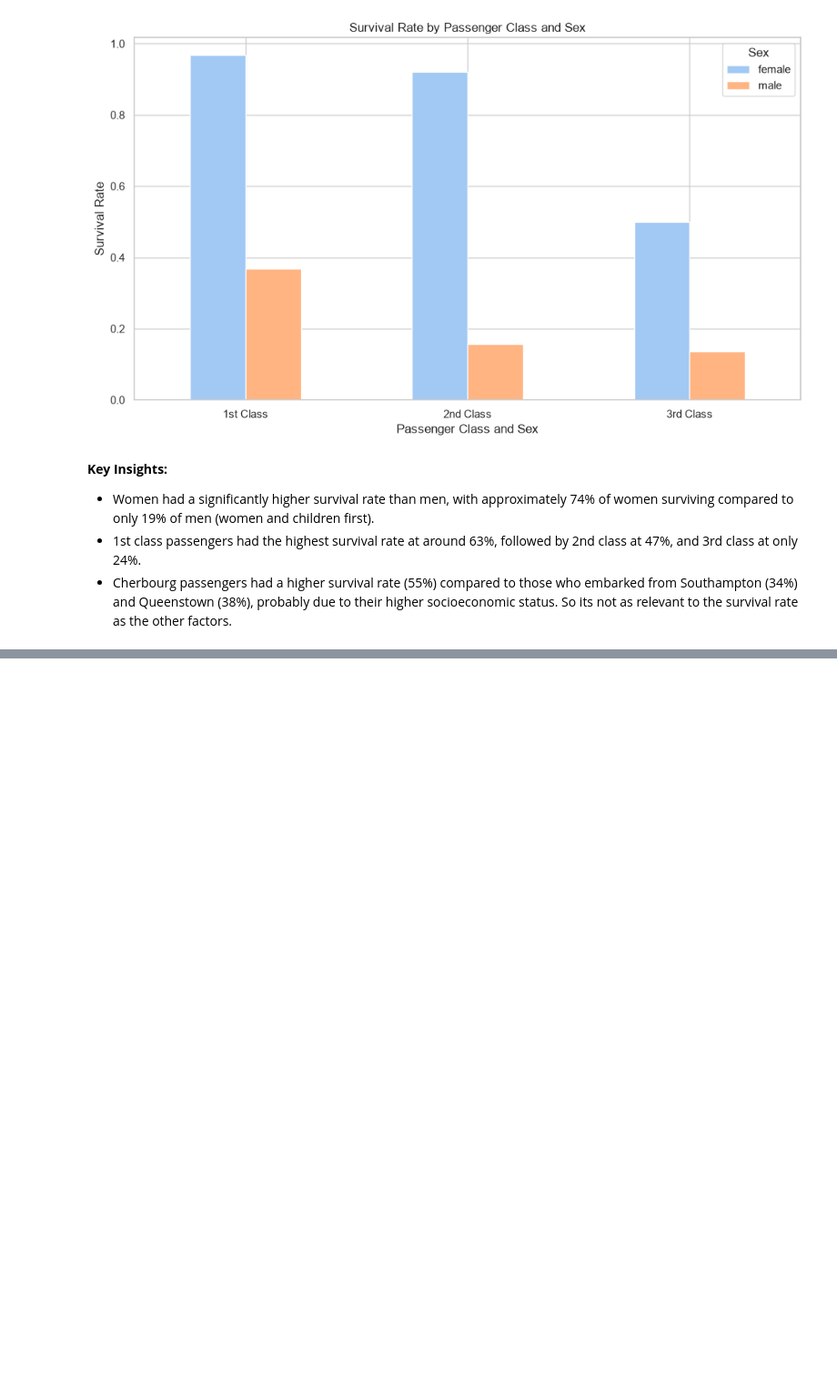
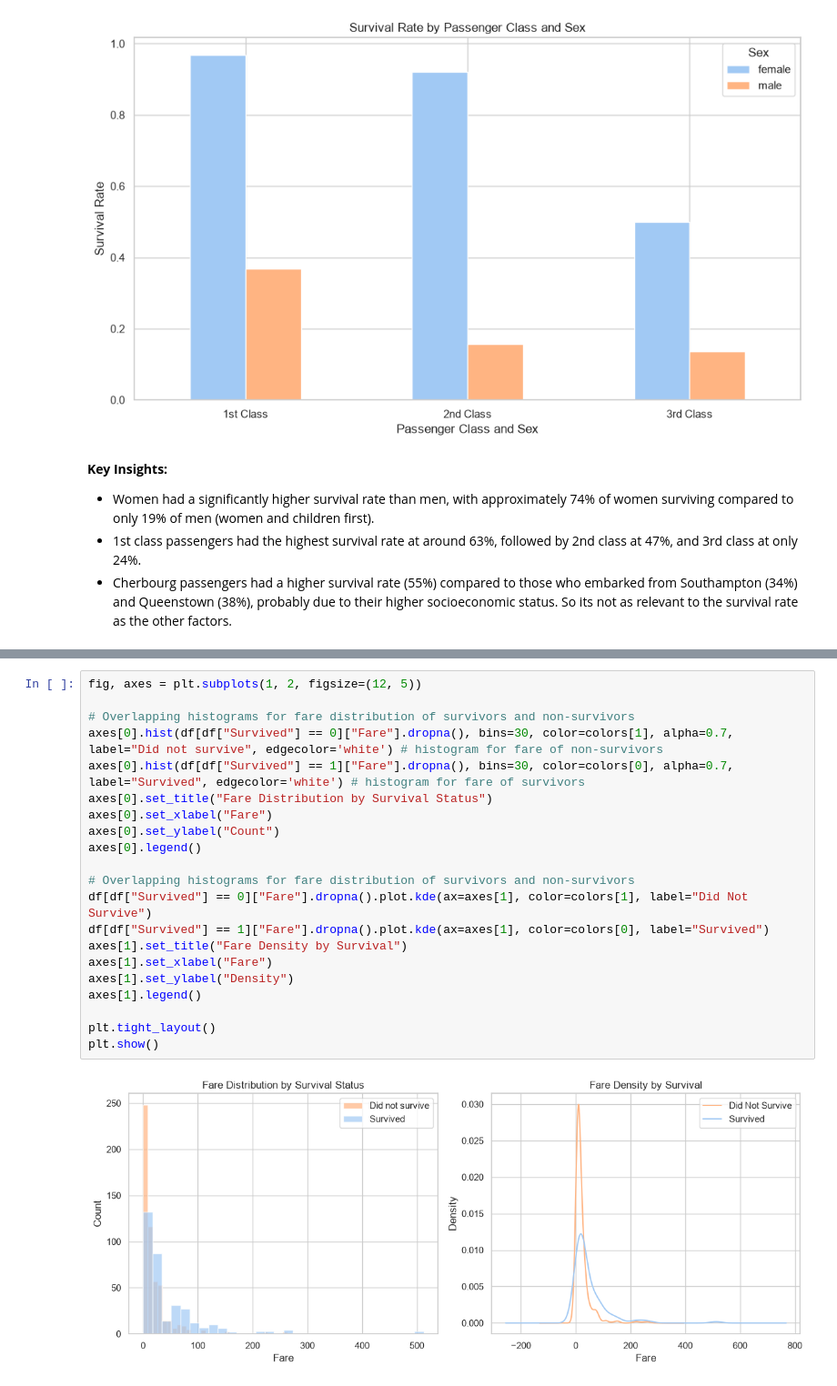
Before and after one commit to marygou/Titanic-Survival-Prediction, a Jupyter notebook: notebooks/01_eda.ipynb, the cells around one changed output, grey strips where cells are left out. Shown at 91% size. Saved outputs shown, nothing was run; the diff lists cells and outputs as text; blank space fills up the shorter version.

```diff
--- a/notebooks/01_eda.ipynb
+++ b/notebooks/01_eda.ipynb
@@ -345,0 +373,23 @@ plt.show() # display the plot
+# %%
+fig, axes = plt.subplots(1, 2, figsize=(12, 5))
+
+# Overlapping histograms for fare distribution of survivors and non-survivors
+axes[0].hist(df[df["Survived"] == 0]["Fare"].dropna(), bins=30, color=colors[1], alpha=0.7, label="Did not survive", edgecolor='white') # histogram for fare of non-survivors
+axes[0].hist(df[df["Survived"] == 1]["Fare"].dropna(), bins=30, color=colors[0], alpha=0.7, label="Survived", edgecolor='white') # histogram for fare of survivors
+axes[0].set_title("Fare Distribution by Survival Status")
+axes[0].set_xlabel("Fare")
+axes[0].set_ylabel("Count")
+axes[0].legend()
+
+# Overlapping histograms for fare distribution of survivors and non-survivors
+df[df["Survived"] == 0]["Fare"].dropna().plot.kde(ax=axes[1], color=colors[1], label="Did Not Survive")
+df[df["Survived"] == 1]["Fare"].dropna().plot.kde(ax=axes[1], color=colors[0], label="Survived")
+axes[1].set_title("Fare Density by Survival")
+axes[1].set_xlabel("Fare")
+axes[1].set_ylabel("Density")
+axes[1].legend()
+
+plt.tight_layout()
+plt.show()
+# %% [output]
+[figure, added]
```
Also changed, not shown: parts of 5 cells of this notebook.
